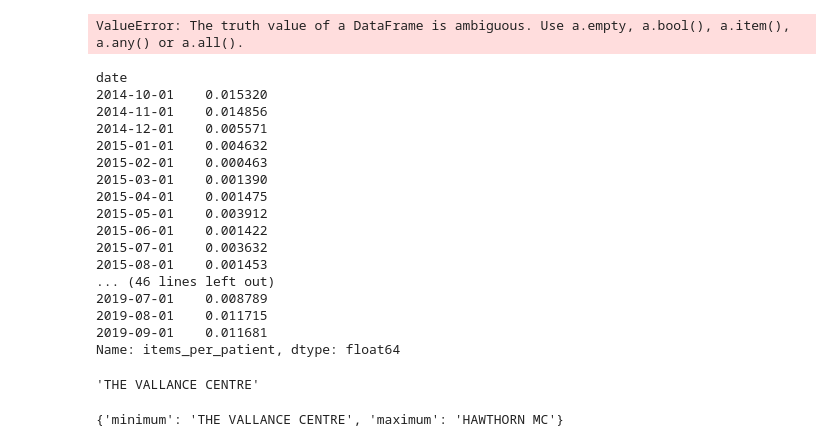
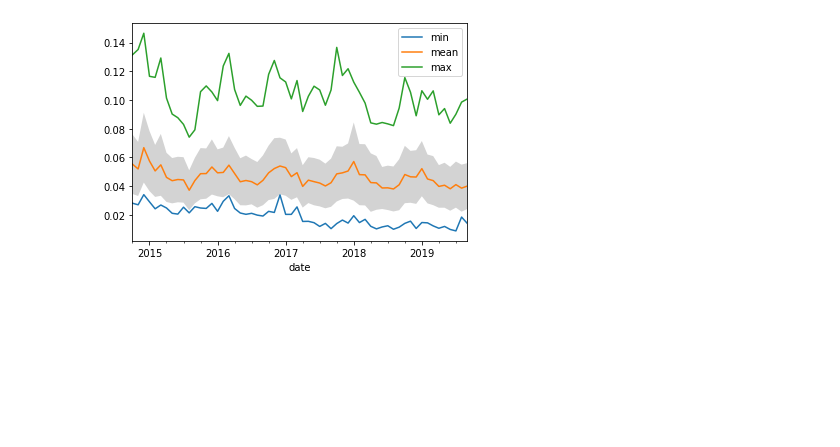
Before and after one commit to clarek20/Programming-project, a Jupyter notebook: Min Max.ipynb, the cells around one changed output. Cells and saved outputs as stored; diff of their text form; code cells hidden in the pictures; blank space fills up the shorter version.

Commit message:
Added line plot with min max and mean and standard deviation

```diff
--- a/Min Max.ipynb
+++ b/Min Max.ipynb
@@ -31,41 +31,23 @@ means=get_min_max_practice_from_dataframe(df)
 # %%
 def plot_min_max_mean(df):
     minmax = get_min_max_practice_from_dataframe(df)
     mean = df['items_per_patient'].groupby(df['date']).mean()
-    mean = pd.DataFrame({'date': mean.index, 'mean': mean.values})
+    stdev = df['items_per_patient'].groupby(df['date']).std()
+    mean = pd.DataFrame({'date': mean.index, 'items_per_patient': mean.values})
+    mean['date'] = pd.to_datetime(mean['date'])
     minimum = df[df.row_name == minmax['minimum']]
     maximum = df[df.row_name == minmax['maximum']]
-    df = mean.merge(minimum, maximum)
-    return df
+    df = pd.DataFrame()
+    df['date'] = mean['date']
+    df['min'] = minimum['items_per_patient'].values
+    df['mean'] = mean['items_per_patient'].values
+    df['std_low'] = mean['items_per_patient'].values - stdev.values
+    df['std_high'] = mean['items_per_patient'].values + stdev.values
+    df['max'] = maximum['items_per_patient'].values
+    plot = df.plot(x = 'date', y=['min', 'mean', 'max'])
+    plot = plot.fill_between(df['date'].values, df['std_low'].values, df['std_high'].values, facecolor='lightgray')
+    return plot
 
-minmaxdf = plot_min_max_mean(df)
+plot = plot_min_max_mean(df)
 # %% [output]
-ValueError: The truth value of a DataFrame is ambiguous. Use a.empty, a.bool(), a.item(), a.any() or a.all().
+[figure, added]
-# %%
-df['items_per_patient'].groupby(df['date']).min()
-# %% [output]
-date
-2014-10-01    0.015320
-2014-11-01    0.014856
-2014-12-01    0.005571
-2015-01-01    0.004632
-2015-02-01    0.000463
-2015-03-01    0.001390
-2015-04-01    0.001475
-2015-05-01    0.003912
-2015-06-01    0.001422
-2015-07-01    0.003632
-2015-08-01    0.001453
-... (46 lines left out)
-2019-07-01    0.008789
-2019-08-01    0.011715
-2019-09-01    0.011681
-Name: items_per_patient, dtype: float64
-# %%
-joescoo['mean'].idxmin()
-# %% [output]
-'THE VALLANCE CENTRE'
-# %%
-means
-# %% [output]
-{'minimum': 'THE VALLANCE CENTRE', 'maximum': 'HAWTHORN MC'}
```
Also changed, not shown: parts of 1 cell of this notebook.
